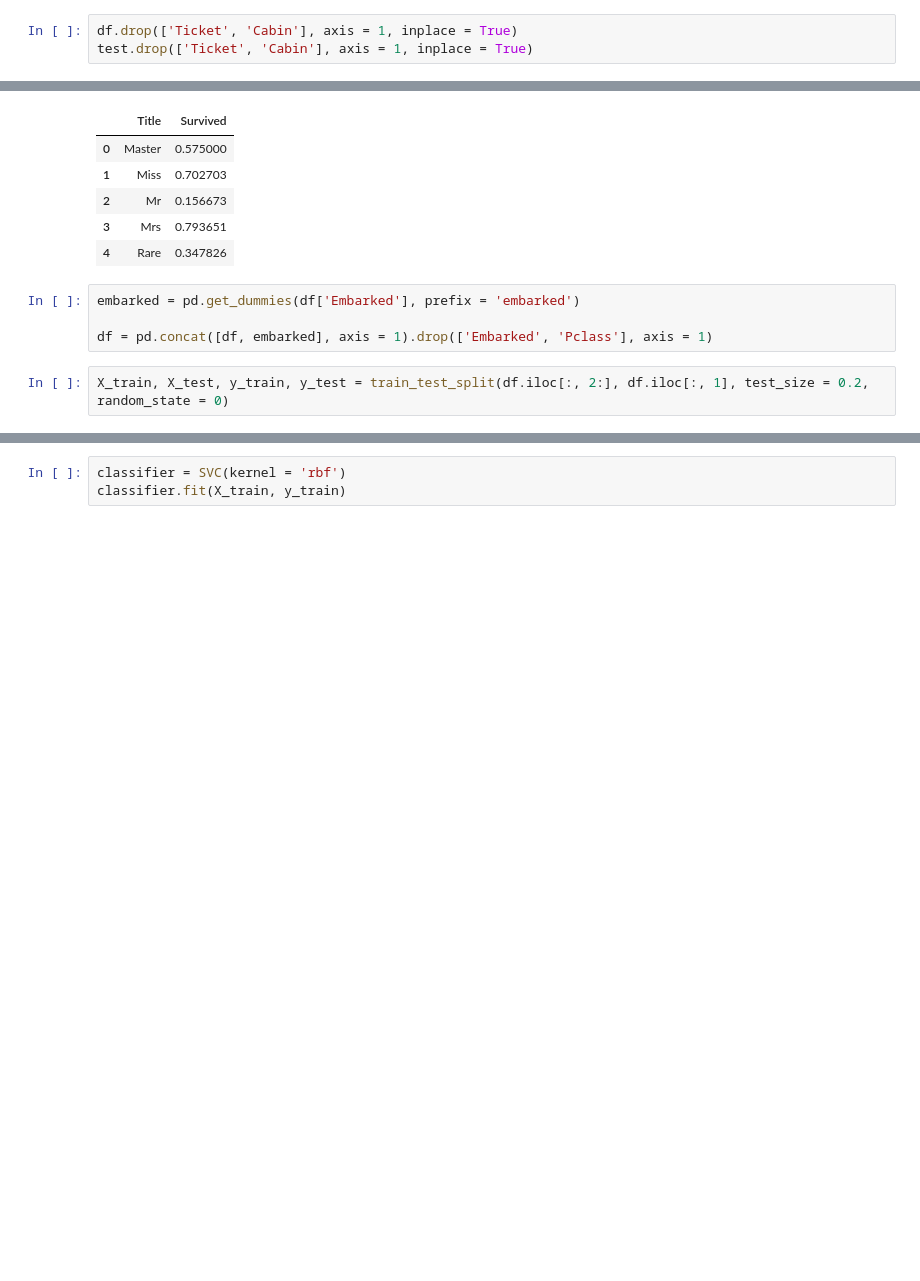
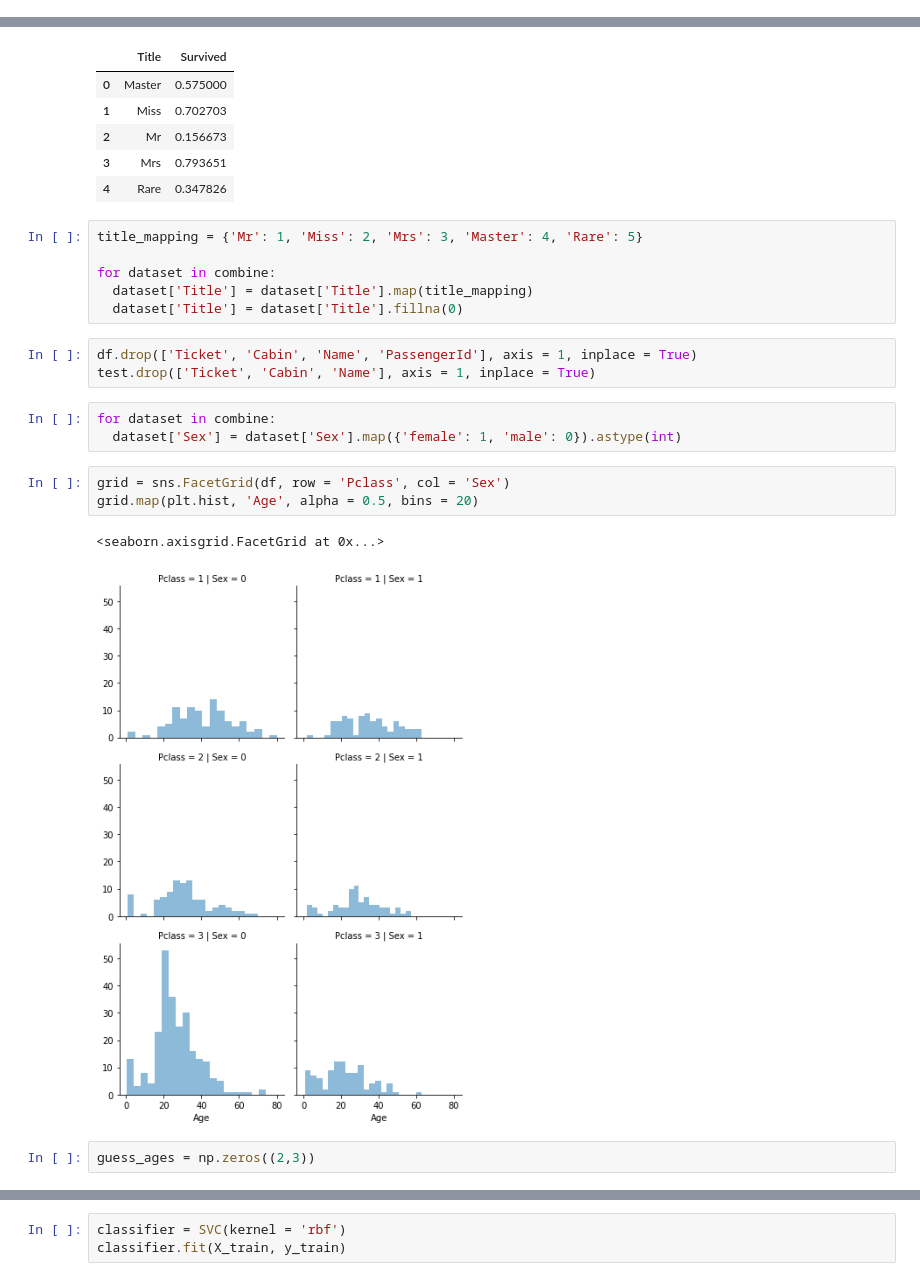
Before and after one commit to Sirabhop/Kaggle_Challenge, a Jupyter notebook: Challenge_1_Titanic.ipynb, the cells around one changed output, grey strips where cells are left out. Cells and saved outputs as stored; diff of their text form; blank space fills up the shorter version.

```diff
--- a/Challenge_1_Titanic.ipynb
+++ b/Challenge_1_Titanic.ipynb
@@ -137,6 +137,3 @@ grid.add_legend()
 # %% [output]
 <seaborn.axisgrid.FacetGrid at 0x...>
 [figure]
-# %%
-df.drop(['Ticket', 'Cabin'], axis = 1, inplace = True)
-test.drop(['Ticket', 'Cabin'], axis = 1, inplace = True)
@@ -183,9 +181,23 @@ df[['Title', 'Survived']].groupby(['Title'], as_index = False).mean()
 | 2 | Mr | 0.156673 |
 | 3 | Mrs | 0.793651 |
 | 4 | Rare | 0.347826 |
-# %%
-embarked = pd.get_dummies(df['Embarked'], prefix = 'embarked')
-
-df = pd.concat([df, embarked], axis = 1).drop(['Embarked', 'Pclass'], axis = 1)
-# %%
-X_train, X_test, y_train, y_test = train_test_split(df.iloc[:, 2:], df.iloc[:, 1], test_size = 0.2, random_state = 0)
+# %%
+title_mapping = {'Mr': 1, 'Miss': 2, 'Mrs': 3, 'Master': 4, 'Rare': 5}
+
+for dataset in combine:
+  dataset['Title'] = dataset['Title'].map(title_mapping)
+  dataset['Title'] = dataset['Title'].fillna(0)
+# %%
+df.drop(['Ticket', 'Cabin', 'Name', 'PassengerId'], axis = 1, inplace = True)
+test.drop(['Ticket', 'Cabin', 'Name'], axis = 1, inplace = True)
+# %%
+for dataset in combine:
+  dataset['Sex'] = dataset['Sex'].map({'female': 1, 'male': 0}).astype(int)
+# %%
+grid = sns.FacetGrid(df, row = 'Pclass', col = 'Sex')
+grid.map(plt.hist, 'Age', alpha = 0.5, bins = 20)
+# %% [output]
+<seaborn.axisgrid.FacetGrid at 0x...>
+[figure, added]
+# %%
+guess_ages = np.zeros((2,3))
```
Also changed, not shown: parts of 9 cells of this notebook.
